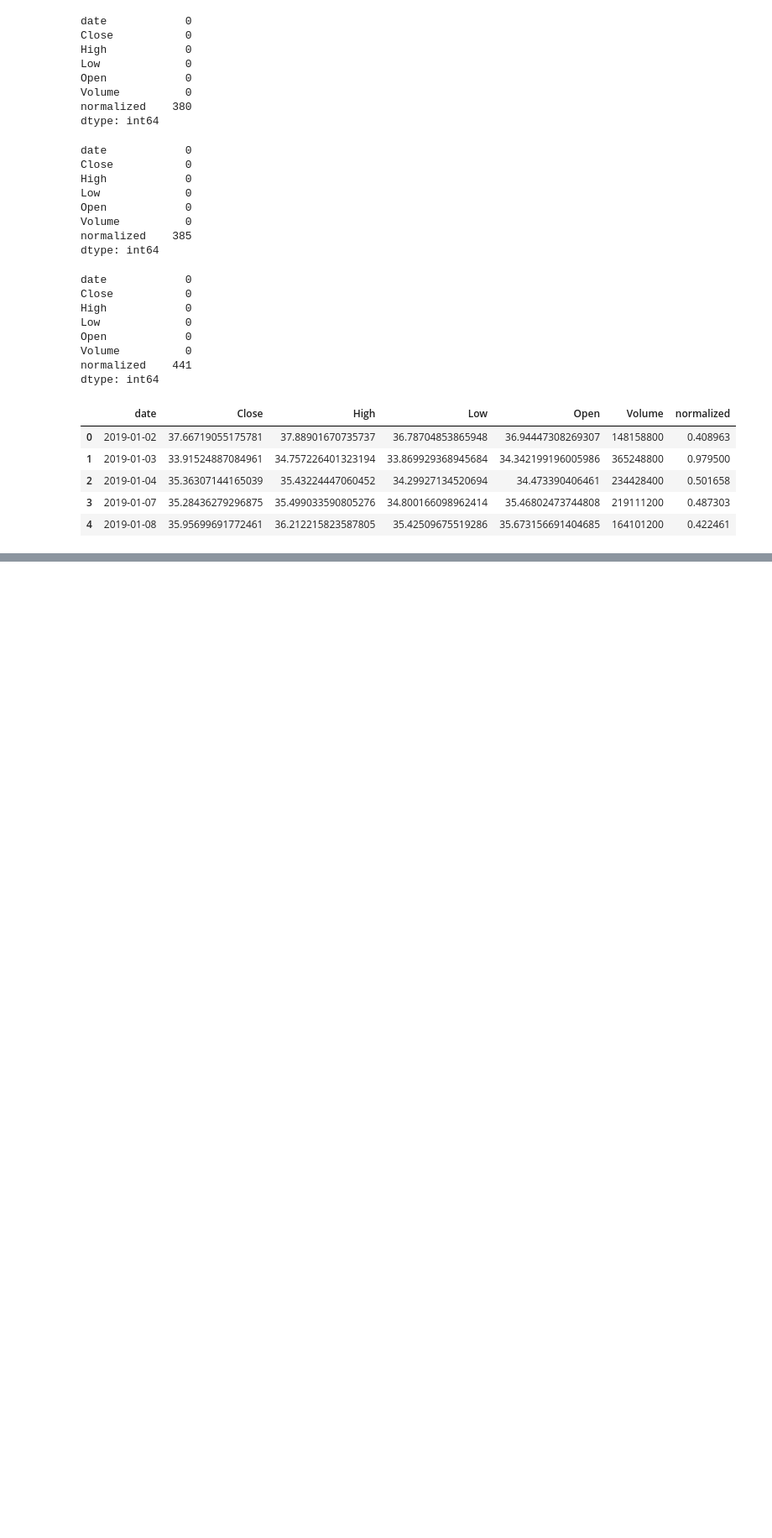
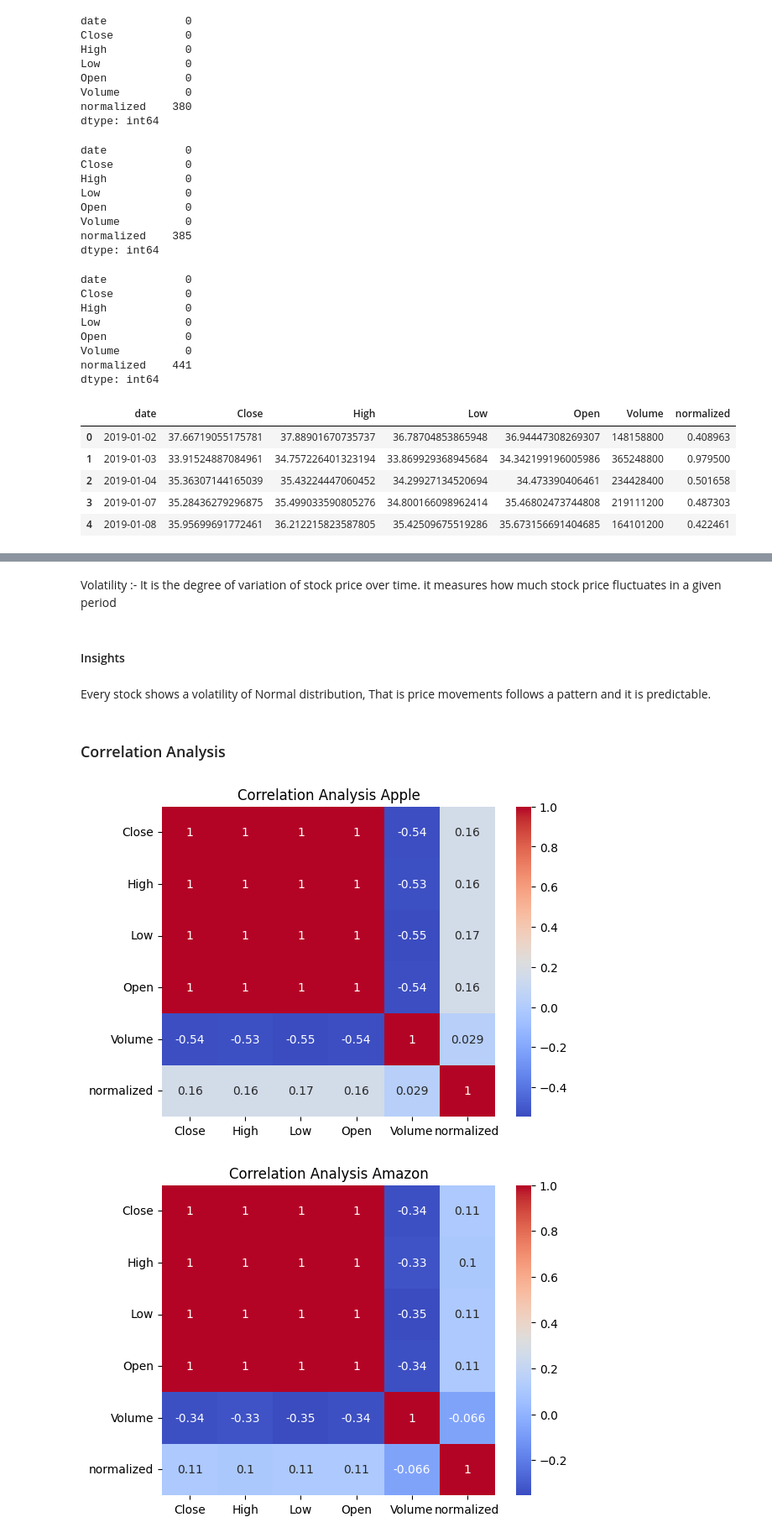
Before and after one commit to Aswin-Cheerngodan/StockerLens, a Jupyter notebook: notebooks/stock_price/EDA.ipynb, the cells around one changed output, grey strips where cells are left out. Shown at 84% size. Drawn from its saved outputs; the diff is of its cells as text; code cells hidden in the pictures; blank space fills up the shorter version.

```diff
--- a/notebooks/stock_price/EDA.ipynb
+++ b/notebooks/stock_price/EDA.ipynb
@@ -204,0 +323,17 @@ microsoft_df.to_csv(r'D:\Capstone Projects\StockerLens\data\interim\microsoft.cs
+# %% [markdown]
+Volatility :- It is the degree of variation of stock price over time. it measures how much stock price fluctuates in a given period
+# %% [markdown]
+#### Insights
+# %% [markdown]
+Every stock shows a volatility of Normal distribution, That is price movements follows a pattern and it is predictable.
+# %% [markdown]
+### Correlation Analysis
+# %%
+for i in range(len(dfs)):
+    corr_matrix = dfs[i].drop('date', axis=1).corr()
+    sns.heatmap(corr_matrix, annot=True, cmap='coolwarm')
+    plt.title(f"Correlation Analysis {stocks[i]}")
+    plt.show()
+# %% [output]
+[figure, added]
+[figure, added]
```
Also changed, not shown: parts of 33 cells of this notebook, 4 other files.
